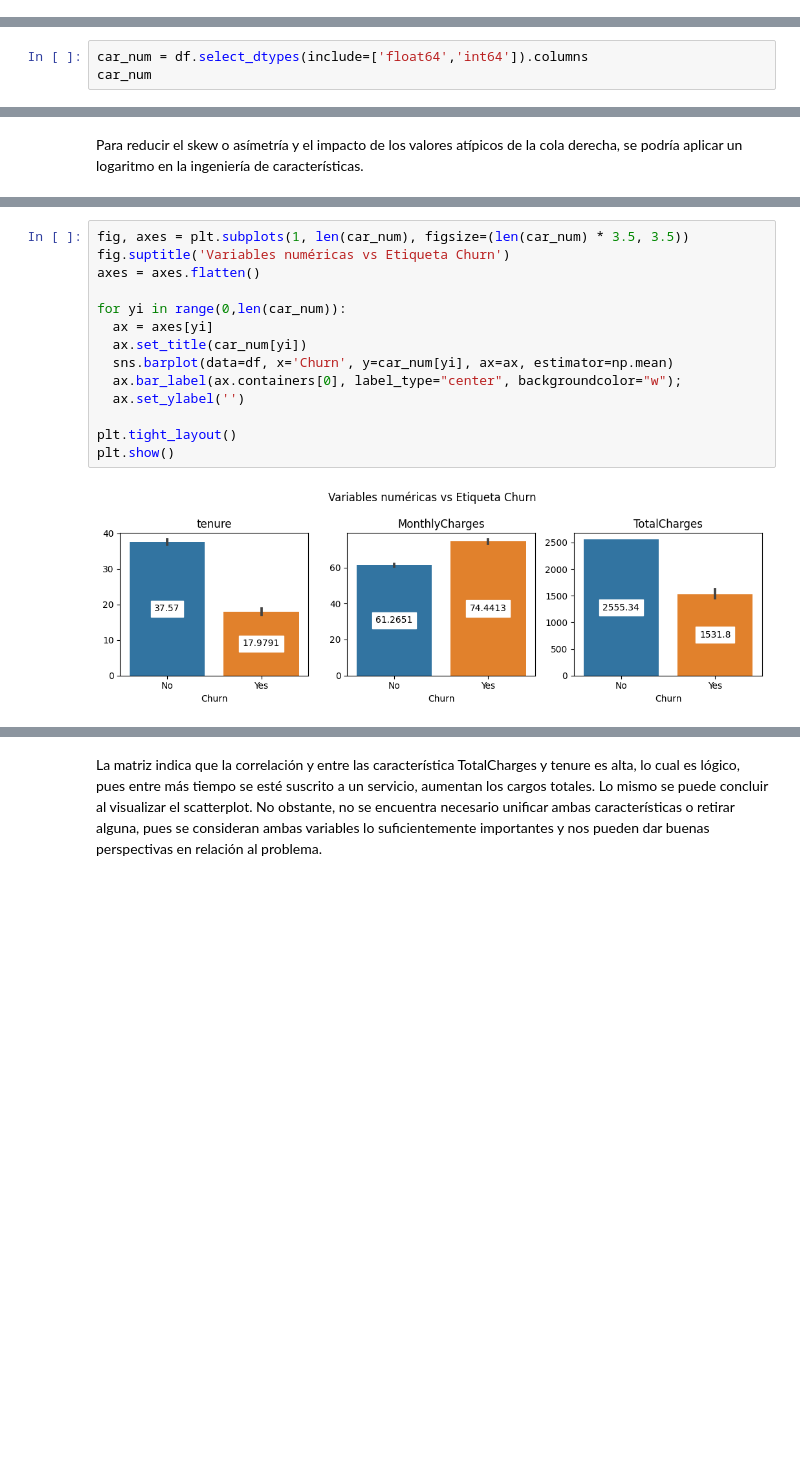
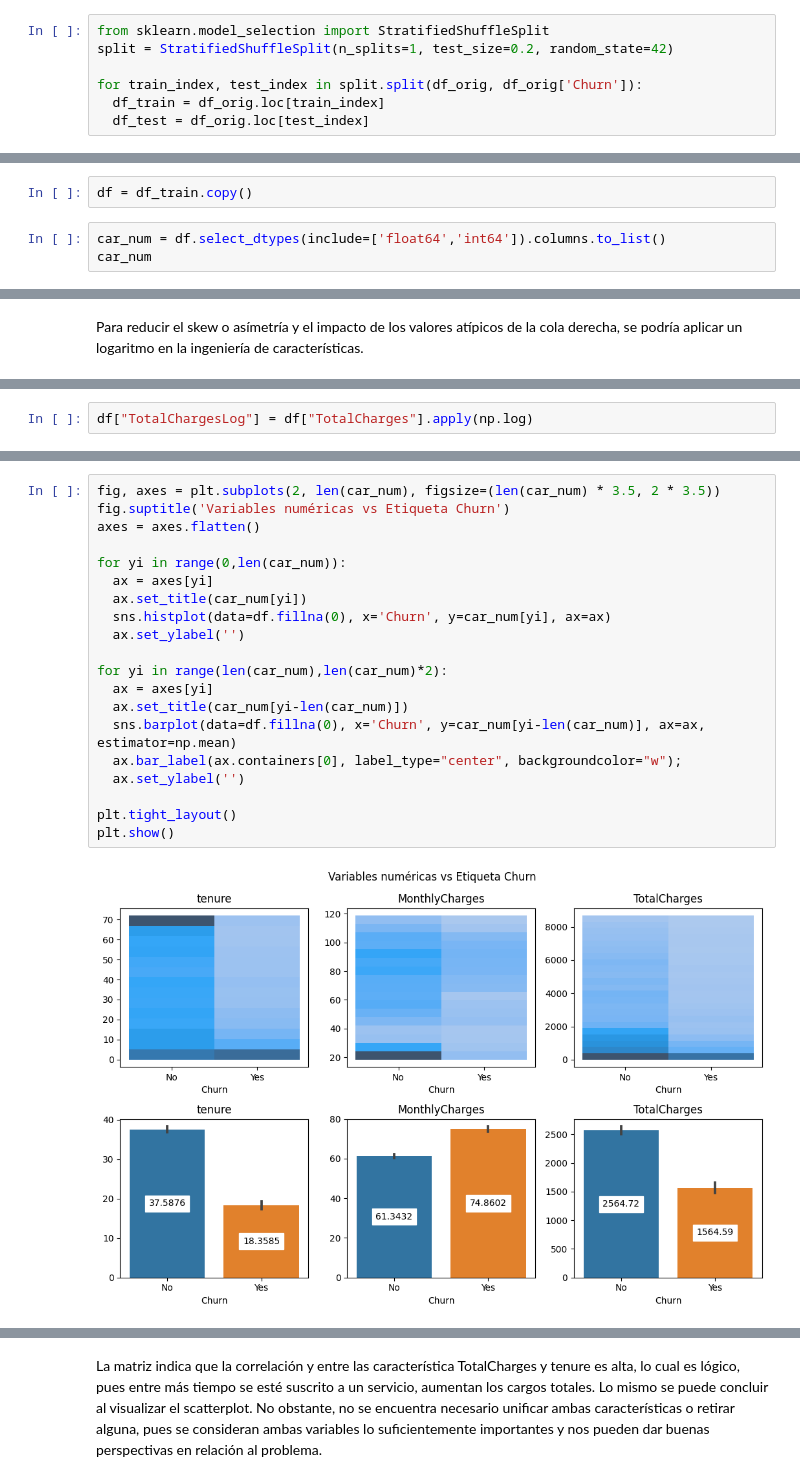
Before and after one commit to miguelvg27/ia-pucp-ml-trabajo, a Jupyter notebook: ML_TrabajoGrupal_01_miguel.ipynb, the cells around one changed output, grey strips where cells are left out. Saved outputs shown, nothing was run; the diff lists cells and outputs as text; blank space fills up the shorter version.

```diff
--- a/ML_TrabajoGrupal_01_miguel.ipynb
+++ b/ML_TrabajoGrupal_01_miguel.ipynb
@@ -146,0 +179,7 @@ df['TotalCharges'].isna().sum()
+# %%
+from sklearn.model_selection import StratifiedShuffleSplit
+split = StratifiedShuffleSplit(n_splits=1, test_size=0.2, random_state=42)
+
+for train_index, test_index in split.split(df_orig, df_orig['Churn']):
+  df_train = df_orig.loc[train_index]
+  df_test = df_orig.loc[test_index]
@@ -149,7 +215,9 @@ df['TotalCharges'].isna().sum()
 A continuación, se visualizarán los datos con el fin de encontrar mayor información de las características
 # %% [markdown]
 ### Datos numéricos
+# %%
+df = df_train.copy()
 # %%
-car_num = df.select_dtypes(include=['float64','int64']).columns
+car_num = df.select_dtypes(include=['float64','int64']).columns.to_list()
 car_num
 # %% [output]
@@ -197,0 +263,2 @@ Para reducir el skew o asímetría y el impacto de los valores atípicos de la c
+# %%
+df["TotalChargesLog"] = df["TotalCharges"].apply(np.log)
@@ -198,17 +278,23 @@ Para reducir el skew o asímetría y el impacto de los valores atípicos de la c
 # %%
-fig, axes = plt.subplots(1, len(car_num), figsize=(len(car_num) * 3.5, 3.5))
+fig, axes = plt.subplots(2, len(car_num), figsize=(len(car_num) * 3.5, 2 * 3.5))
 fig.suptitle('Variables numéricas vs Etiqueta Churn')
 axes = axes.flatten()
 
 for yi in range(0,len(car_num)):
   ax = axes[yi]
   ax.set_title(car_num[yi])
-  sns.barplot(data=df, x='Churn', y=car_num[yi], ax=ax, estimator=np.mean)
+  sns.histplot(data=df.fillna(0), x='Churn', y=car_num[yi], ax=ax)
+  ax.set_ylabel('')
+
+for yi in range(len(car_num),len(car_num)*2):
+  ax = axes[yi]
+  ax.set_title(car_num[yi-len(car_num)])
+  sns.barplot(data=df.fillna(0), x='Churn', y=car_num[yi-len(car_num)], ax=ax, estimator=np.mean)
   ax.bar_label(ax.containers[0], label_type="center", backgroundcolor="w");
   ax.set_ylabel('')
 
 plt.tight_layout()
 plt.show()
 # %% [output]
-[figure, old version]
+[figure, new version]
 # %% [markdown]
```
Also changed, not shown: parts of 79 cells of this notebook.
